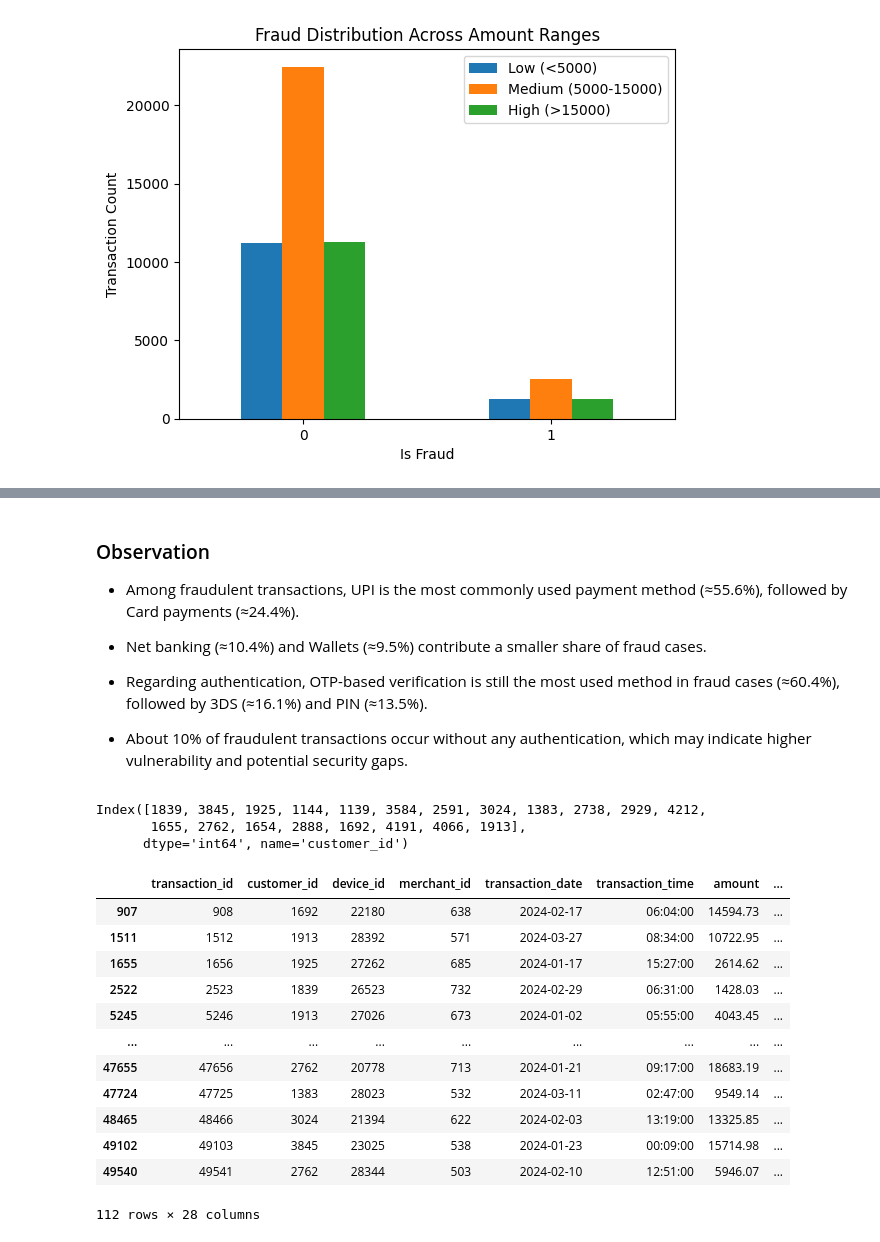
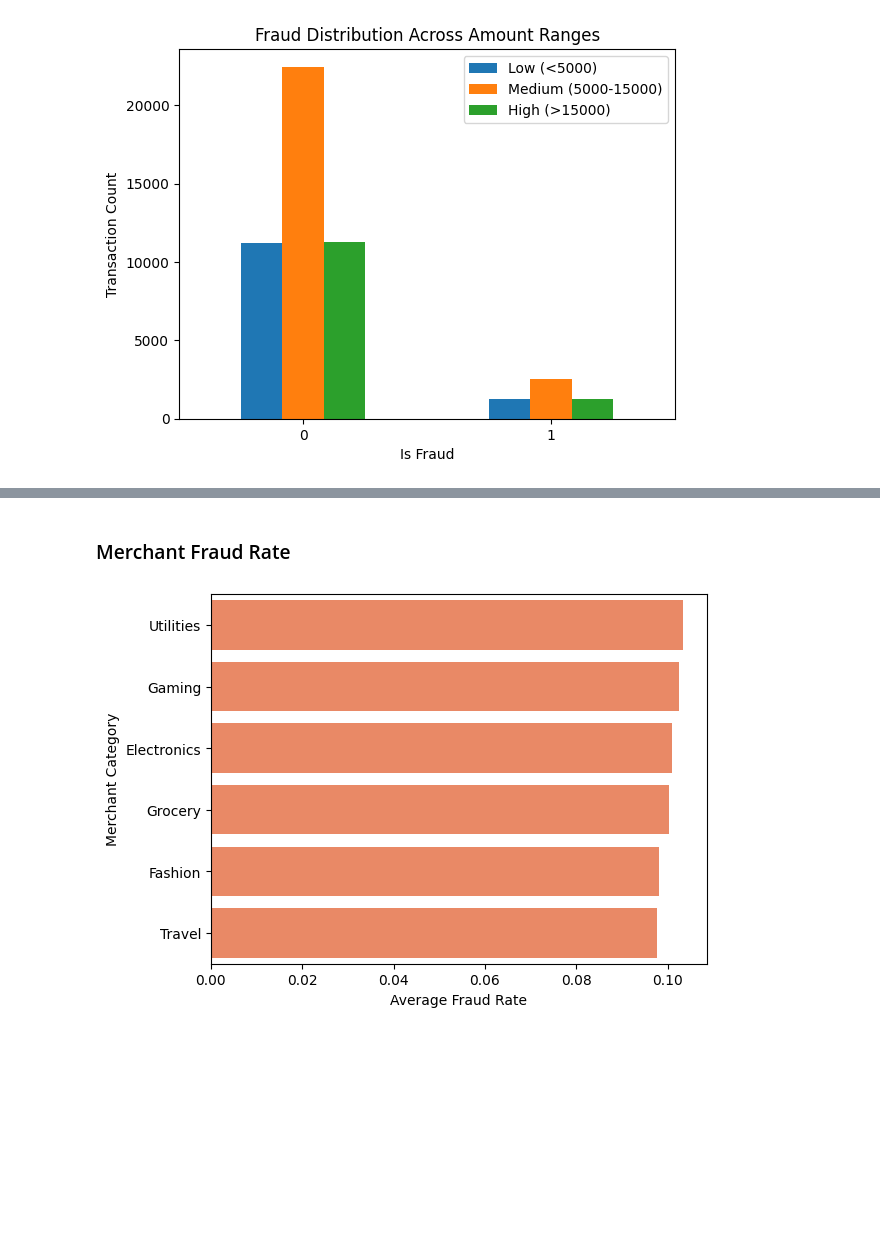
Before and after one commit to midhunmanohar25/Fraud_Detection_Project, a Jupyter notebook: notebooks/03_Multivariate_EDA_Fraud_Detection.ipynb, the cells around one changed output, grey strips where cells are left out. Saved outputs shown, nothing was run; the diff lists cells and outputs as text; code cells hidden in the pictures; blank space fills up the shorter version.

Commit message:
done some more EDA

```diff
--- a/notebooks/03_Multivariate_EDA_Fraud_Detection.ipynb
+++ b/notebooks/03_Multivariate_EDA_Fraud_Detection.ipynb
@@ -231,19 +231,3 @@ plt.xticks(rotation=0)
 plt.show()
 # %% [output]
 [figure]
-# %%
-# create a proper column for month numbers to avoid passing a Series directly into columns
-df['transaction_month_num'] = df['transaction_date'].dt.month
-
-mon_wek = pd.pivot_table(
-    data=df,
-    index='is_fraud',
-    columns=['transaction_month_num', 'is_weekend'],
-    values='transaction_id',   # use an ID or any non-null column to count
-    aggfunc='count',
-    fill_value=0,
-    margins=True,
-    margins_name='Total'
-)
-
-mon_wek
@@ -310,40 +234,13 @@ plt.show()
-# %% [markdown]
-### Observation
-
-* Among fraudulent transactions, UPI is the most commonly used payment method (≈55.6%), followed by Card payments (≈24.4%).
-
-* Net banking (≈10.4%) and Wallets (≈9.5%) contribute a smaller share of fraud cases.
-
-* Regarding authentication, OTP-based verification is still the most used method in fraud cases (≈60.4%), followed by 3DS (≈16.1%) and PIN (≈13.5%).
-
-* About 10% of fraudulent transactions occur without any authentication, which may indicate higher vulnerability and potential security gaps.
-# %%
-# get top 20 customers by fraud count
-cust_fraud = fraud_df.groupby('customer_id').size().sort_values(ascending=False).head(20)
-cust_fraud = cust_fraud.to_frame(name='count')
-cust_fraud.index.name = 'customer_id'
-fraud_count_id = cust_fraud.index
-fraud_count_id
-# %% [output]
-Index([1839, 3845, 1925, 1144, 1139, 3584, 2591, 3024, 1383, 2738, 2929, 4212,
-       1655, 2762, 1654, 2888, 1692, 4191, 4066, 1913],
-      dtype='int64', name='customer_id')
-# %%
-# The top 20 customers who have done fraud more than 4 times are
-
-top_20_df = fraud_df[fraud_df['customer_id'].isin(fraud_count_id)]
-top_20_df
-# %% [output]
-|  | transaction_id | customer_id | device_id | merchant_id | transaction_date | transaction_time | amount | ... |
-| 907 | 908 | 1692 | 22180 | 638 | 2024-02-17 | 06:04:00 | 14594.73 | ... |
-| 1511 | 1512 | 1913 | 28392 | 571 | 2024-03-27 | 08:34:00 | 10722.95 | ... |
-| 1655 | 1656 | 1925 | 27262 | 685 | 2024-01-17 | 15:27:00 | 2614.62 | ... |
-| 2522 | 2523 | 1839 | 26523 | 732 | 2024-02-29 | 06:31:00 | 1428.03 | ... |
-| 5245 | 5246 | 1913 | 27026 | 673 | 2024-01-02 | 05:55:00 | 4043.45 | ... |
-| ... | ... | ... | ... | ... | ... | ... | ... | ... |
-| 47655 | 47656 | 2762 | 20778 | 713 | 2024-01-21 | 09:17:00 | 18683.19 | ... |
-| 47724 | 47725 | 1383 | 28023 | 532 | 2024-03-11 | 02:47:00 | 9549.14 | ... |
-| 48465 | 48466 | 3024 | 21394 | 622 | 2024-02-03 | 13:19:00 | 13325.85 | ... |
-| 49102 | 49103 | 3845 | 23025 | 538 | 2024-01-23 | 00:09:00 | 15714.98 | ... |
-| 49540 | 49541 | 2762 | 28344 | 503 | 2024-02-10 | 12:51:00 | 5946.07 | ... |
-112 rows × 28 columns
+# %% [markdown]
+### Merchant Fraud Rate
+# %%
+merch_fraud = df.groupby('merchant_category')['is_fraud'].mean().reset_index()
+merch_fraud = merch_fraud.sort_values(by='is_fraud', ascending=False)
+
+sns.barplot(data=merch_fraud,x='is_fraud',y='merchant_category', color='coral')
+
+plt.xlabel('Average Fraud Rate')
+plt.ylabel('Merchant Category')
+plt.show()
+# %% [output]
+[figure, added]
```
Also changed, not shown: parts of 21 cells of this notebook, 1 other file.
